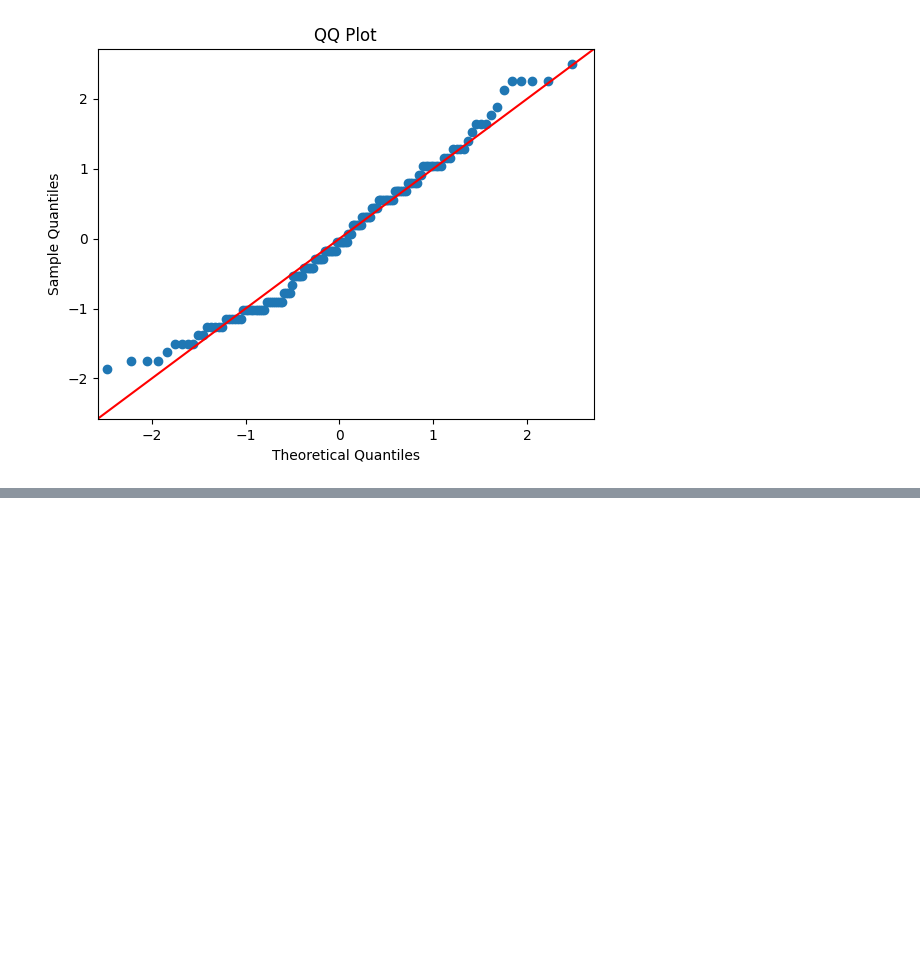
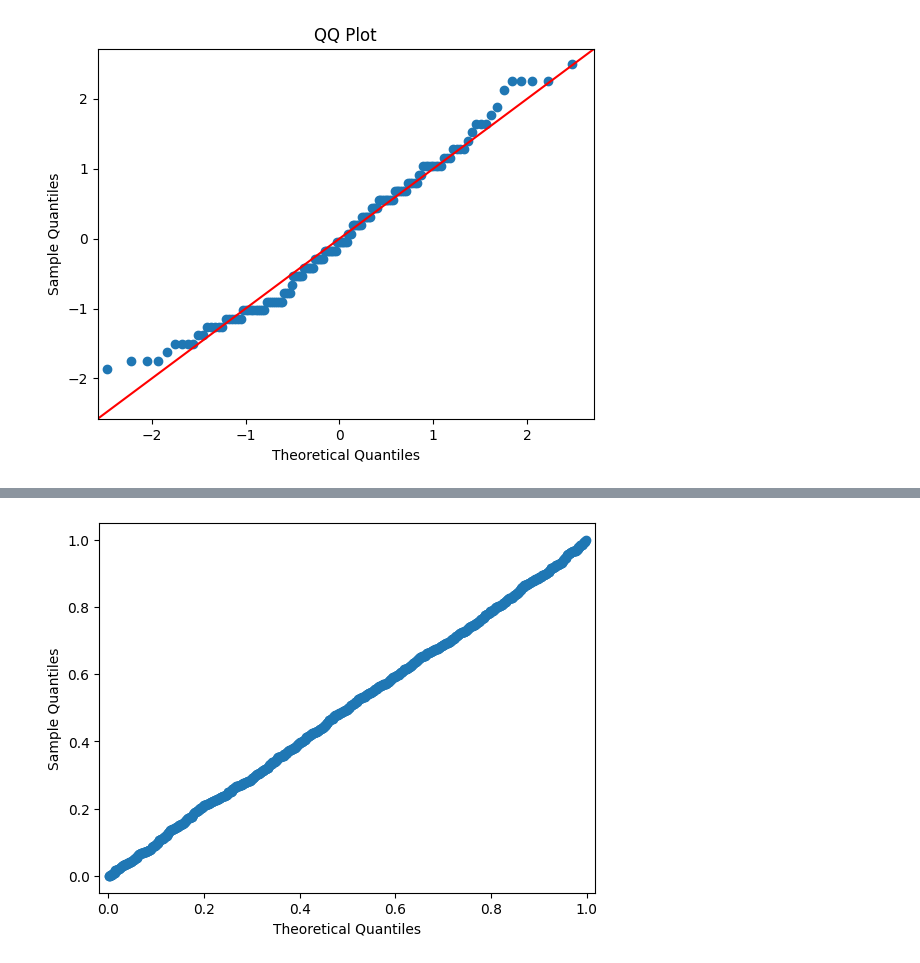
Before and after one commit to Muqtarali/Maths-for-Machine-Learning, a Jupyter notebook: Probability_Distributionsa(QQ plot).ipynb, the cells around one changed output, grey strips where cells are left out. Cells and saved outputs as stored; diff of their text form; code cells hidden in the pictures; blank space fills up the shorter version.

```diff
--- a/Probability_Distributionsa(QQ plot).ipynb
+++ b/Probability_Distributionsa(QQ plot).ipynb
@@ -59,0 +78,8 @@ plt.show()
+# %%
+
+temp=stats.uniform.fit(x)
+dist=stats.uniform(loc=temp[0],scale=temp[1])
+# %%
+fig=sm.qqplot(x,dist=dist,line='')
+# %% [output]
+[figure, added]
```
Also changed, not shown: parts of 13 cells of this notebook.
